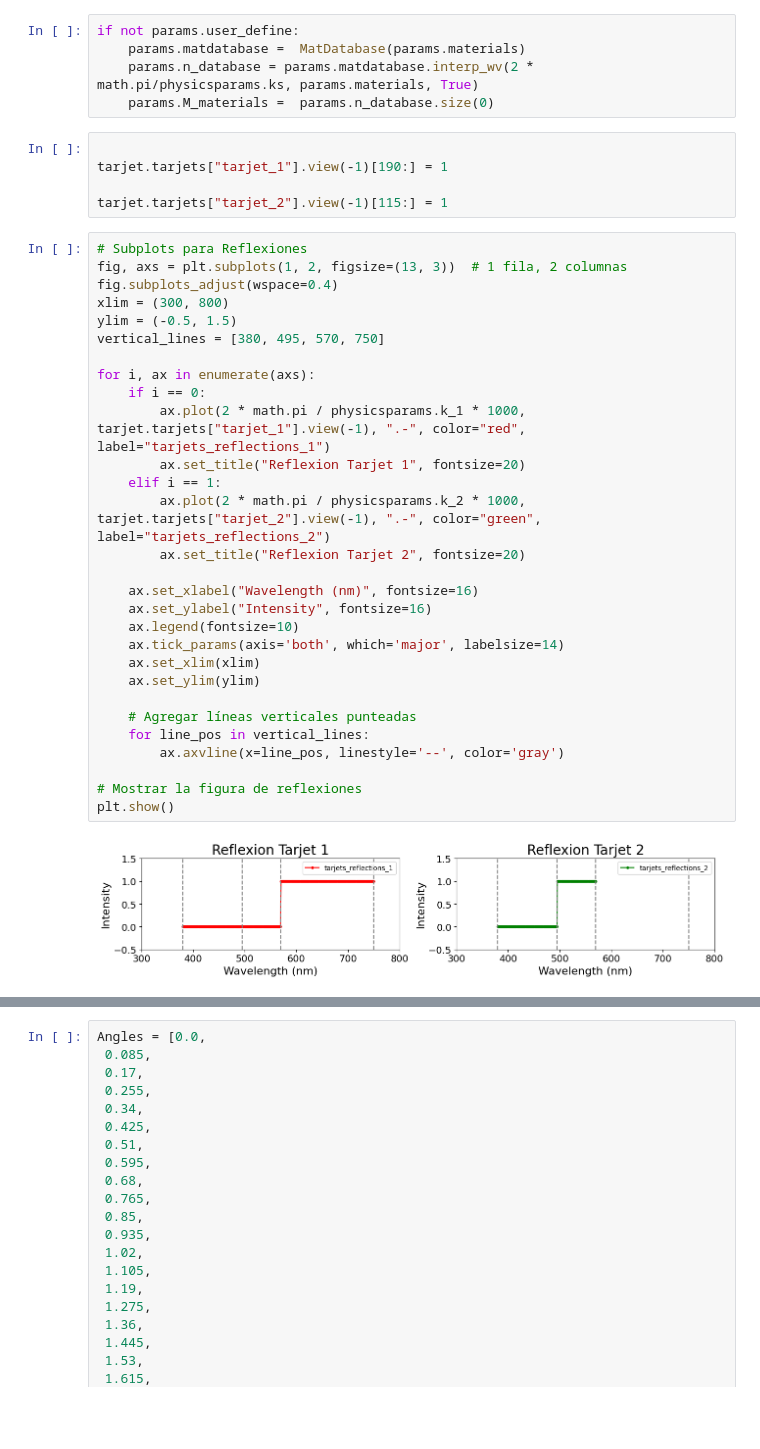
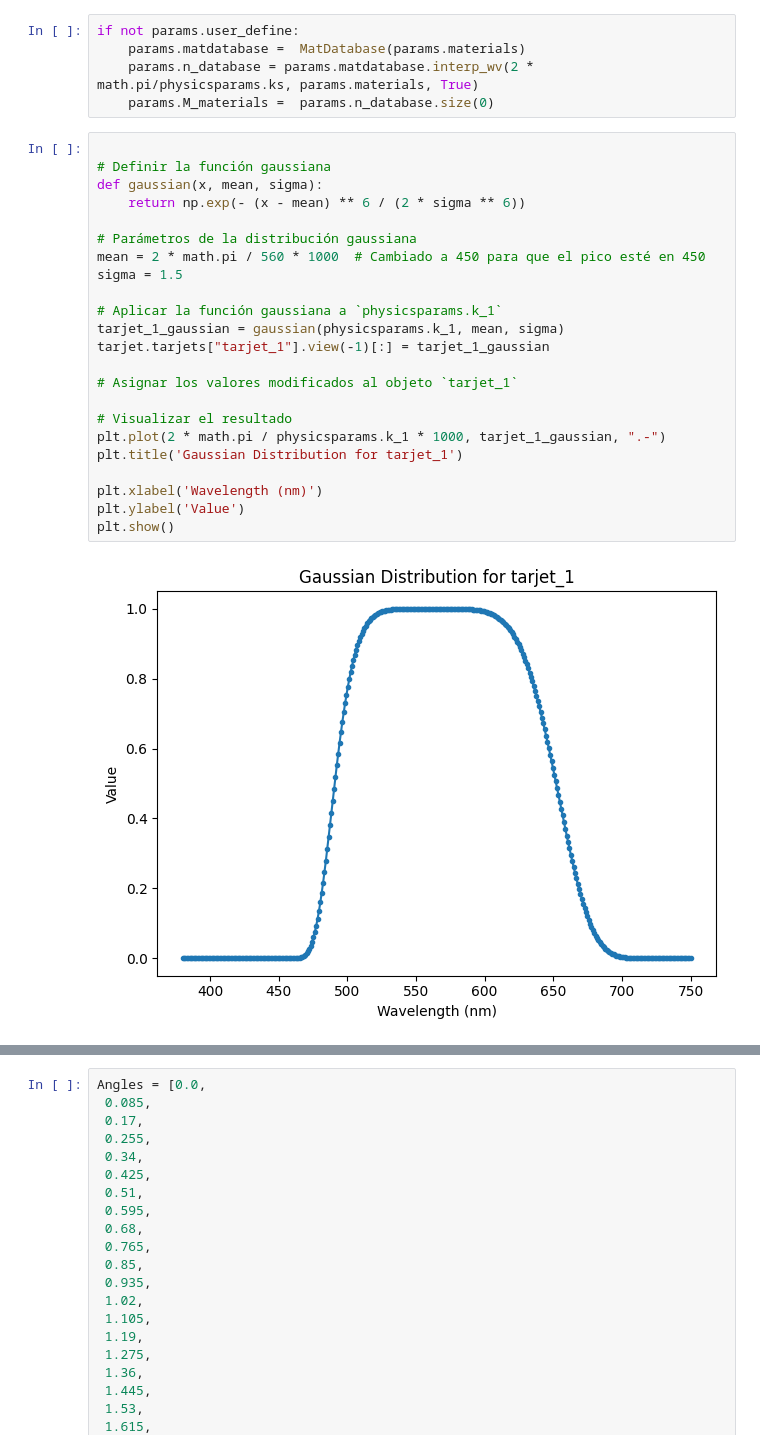
Before and after one commit to roldannahuelalejadro/MultiGlonet_thin_film, a Jupyter notebook: Only Reflexion Multiglonet/MultiGlonet.ipynb, the cells around one changed output, grey strips where cells are left out. Drawn from its saved outputs; the diff is of its cells as text; blank space fills up the shorter version.

```diff
--- a/Only Reflexion Multiglonet/MultiGlonet.ipynb
+++ b/Only Reflexion Multiglonet/MultiGlonet.ipynb
@@ -89,39 +89,28 @@ if not params.user_define:
     params.matdatabase =  MatDatabase(params.materials)
     params.n_database = params.matdatabase.interp_wv(2 * math.pi/physicsparams.ks, params.materials, True)
     params.M_materials =  params.n_database.size(0)
-# %%
-
-tarjet.tarjets["tarjet_1"].view(-1)[190:] = 1
-
-tarjet.tarjets["tarjet_2"].view(-1)[115:] = 1
-# %%
-# Subplots para Reflexiones
-fig, axs = plt.subplots(1, 2, figsize=(13, 3))  # 1 fila, 2 columnas
-fig.subplots_adjust(wspace=0.4)
-xlim = (300, 800)
-ylim = (-0.5, 1.5)
-vertical_lines = [380, 495, 570, 750]
-
-for i, ax in enumerate(axs):
-    if i == 0:
-        ax.plot(2 * math.pi / physicsparams.k_1 * 1000, tarjet.tarjets["tarjet_1"].view(-1), ".-", color="red", label="tarjets_reflections_1")
-        ax.set_title("Reflexion Tarjet 1", fontsize=20)
-    elif i == 1:
-        ax.plot(2 * math.pi / physicsparams.k_2 * 1000, tarjet.tarjets["tarjet_2"].view(-1), ".-", color="green", label="tarjets_reflections_2")
-        ax.set_title("Reflexion Tarjet 2", fontsize=20)
-
-    ax.set_xlabel("Wavelength (nm)", fontsize=16)
-    ax.set_ylabel("Intensity", fontsize=16)
-    ax.legend(fontsize=10)
-    ax.tick_params(axis='both', which='major', labelsize=14)
-    ax.set_xlim(xlim)
-    ax.set_ylim(ylim)
-
-    # Agregar líneas verticales punteadas
-    for line_pos in vertical_lines:
-        ax.axvline(x=line_pos, linestyle='--', color='gray')
-
-# Mostrar la figura de reflexiones
-plt.show()
-# %% [output]
-[figure, removed]
+# %%
+
+# Definir la función gaussiana
+def gaussian(x, mean, sigma):
+    return np.exp(- (x - mean) ** 6 / (2 * sigma ** 6))
+
+# Parámetros de la distribución gaussiana
+mean = 2 * math.pi / 560 * 1000  # Cambiado a 450 para que el pico esté en 450
+sigma = 1.5
+
+# Aplicar la función gaussiana a `physicsparams.k_1`
+tarjet_1_gaussian = gaussian(physicsparams.k_1, mean, sigma)
+tarjet.tarjets["tarjet_1"].view(-1)[:] = tarjet_1_gaussian
+
+# Asignar los valores modificados al objeto `tarjet_1`
+
+# Visualizar el resultado
+plt.plot(2 * math.pi / physicsparams.k_1 * 1000, tarjet_1_gaussian, ".-")
+plt.title('Gaussian Distribution for tarjet_1')
+
+plt.xlabel('Wavelength (nm)')
+plt.ylabel('Value')
+plt.show()
+# %% [output]
+[figure, added]
```
Also changed, not shown: parts of 3 cells of this notebook, 5 other files.
